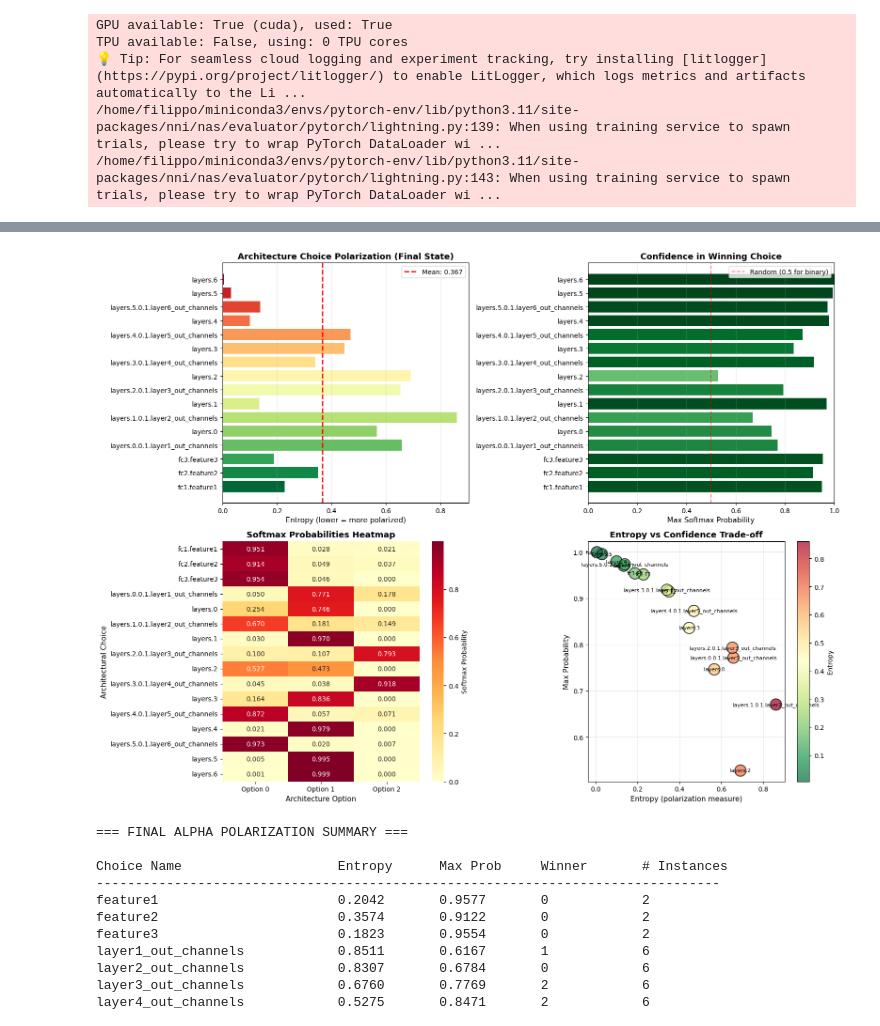
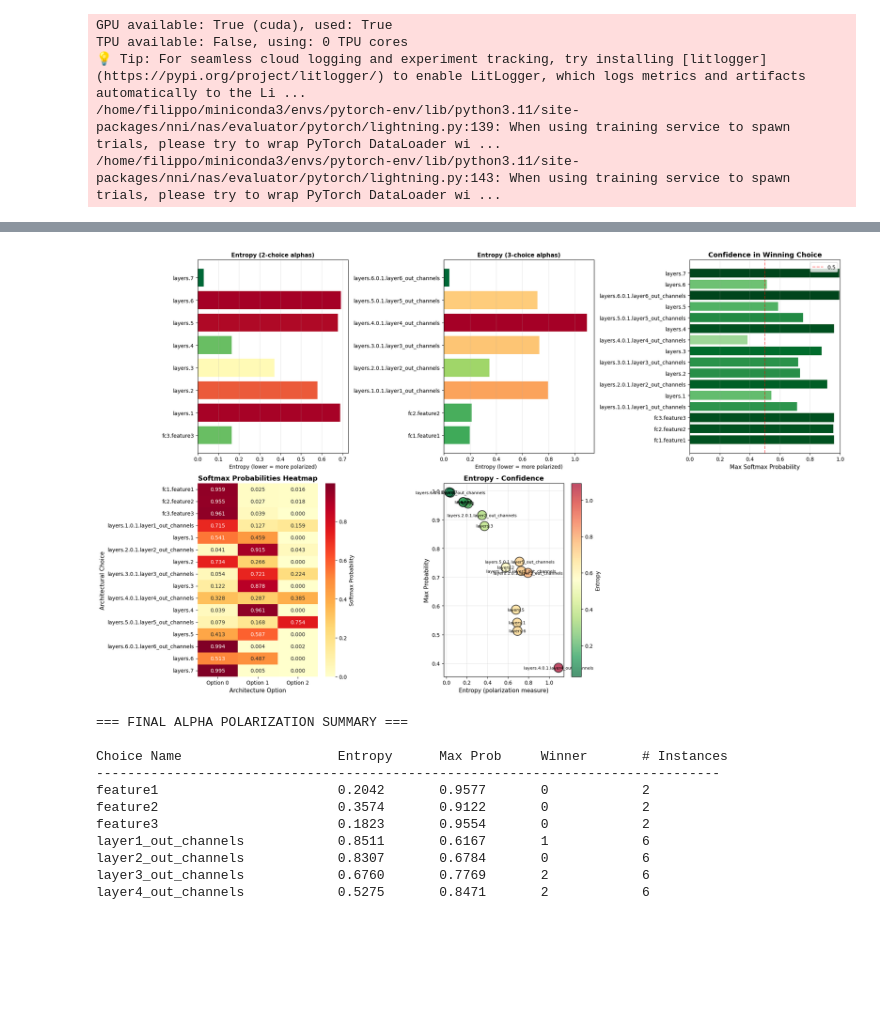
Before and after one commit to FilippoLucchesi/TESI_FILIPPO_LUCCHESI, a Jupyter notebook: DARTS_search_quantV1.ipynb, the cells around one changed output, grey strips where cells are left out. Saved outputs shown, nothing was run; the diff lists cells and outputs as text; code cells hidden in the pictures; blank space fills up the shorter version.

```diff
--- a/DARTS_search_quantV1.ipynb
+++ b/DARTS_search_quantV1.ipynb
@@ -1281,5 +1312,6 @@ layers.6._arch_alpha     : entropy=0.0062, max_prob=0.9992, choice=1, Δentropy=
 # %%
 # Final supernet state from alpha_history (last captured epoch)
+import re
 import numpy as np
 import torch
 import matplotlib.pyplot as plt
@@ -1302,6 +1334,9 @@ print(f'Choices captured: {len(alphas)}')
 def _clean_choice_name(name: str) -> str:
     cleaned = name.replace('._arch_alpha.', '.').replace('_arch_alpha', '')
     cleaned = cleaned.replace('..', '.')
+    def _bump_layers(match):
+        return f"layers.{int(match.group(1)) + 1}"
+    cleaned = re.sub(r"\blayers\.(\d+)\b", _bump_layers, cleaned)
     return cleaned.strip('.')
 
 alpha_summary = {}
@@ -1331,34 +1366,59 @@ for name in sorted(alpha_summary.keys()):
     probs_str = np.array2string(alpha_summary[name]['probs'], precision=4, separator=', ')
     print(f"{alpha_summary[name]['label']}: {probs_str}")
 
+def _plot_entropy_bars(ax, labels, entropies, title):
+    if not entropies:
+        ax.set_title(title, fontsize=11)
+        ax.text(0.5, 0.5, 'No entries', ha='center', va='center')
+        ax.axis('off')
+        return
+    ent_min, ent_max = min(entropies), max(entropies)
+    normed = (np.array(entropies) - ent_min) / max(ent_max - ent_min, 1e-12)
+    colors = plt.cm.RdYlGn(1.0 - normed)
+    ax.barh(labels, entropies, color=colors)
+    ax.set_xlabel('Entropy (lower = more polarized)', fontsize=10)
+    ax.set_title(title, fontsize=11, fontweight='bold')
+    ax.grid(True, alpha=0.3, axis='x')
+
 # Create visualizations (same style as Cell 21)
-fig, axes = plt.subplots(2, 2, figsize=(16, 12))
+fig, axes = plt.subplots(2, 3, figsize=(20, 12))
 
-# 1. Entropy across all choices
-ax = axes[0, 0]
+# Split by number of choices
+two_choice_labels = []
+two_choice_entropies = []
+three_choice_labels = []
+three_choice_entropies = []
+for name in sorted(alpha_summary.keys()):
+    label = alpha_summary[name]['label']
+    entropy = alpha_summary[name]['entropy']
+    num_choices = len(alpha_summary[name]['probs'])
+    if num_choices == 2:
+        two_choice_labels.append(label)
+        two_choice_entropies.append(entropy)
+    elif num_choices == 3:
+        three_choice_labels.append(label)
+        three_choice_entropies.append(entropy)
+
+# 1. Entropy across 2-choice alphas
+_plot_entropy_bars(axes[0, 0], two_choice_labels, two_choice_entropies, 'Entropy (2-choice alphas)')
+
+# 2. Entropy across 3-choice alphas
+_plot_entropy_bars(axes[0, 1], three_choice_labels, three_choice_entropies, 'Entropy (3-choice alphas)')
+
+# 3. Max probability (winning choice confidence)
+ax = axes[0, 2]
 choice_names_sorted = [alpha_summary[name]['label'] for name in sorted(alpha_summary.keys())]
-entropies_sorted = [alpha_summary[name]['entropy'] for name in sorted(alpha_summary.keys())]
-colors = plt.cm.RdYlGn_r(np.linspace(0, 1, len(entropies_sorted)))
-ax.barh(choice_names_sorted, entropies_sorted, color=colors)
-ax.set_xlabel('Entropy (lower = more polarized)', fontsize=11)
-ax.set_title('Architecture Choice Polarization (Final State)', fontsize=13, fontweight='bold')
-ax.axvline(np.mean(entropies_sorted), color='red', linestyle='--', linewidth=2, label=f"Mean: {np.mean(entropies_sorted):.3f}")
-ax.legend()
-ax.grid(True, alpha=0.3, axis='x')
-
-# 2. Max probability (winning choice confidence)
-ax = axes[0, 1]
 max_probs = [alpha_summary[name]['max_prob'] for name in sorted(alpha_summary.keys())]
 colors_prob = plt.cm.Greens(np.array(max_probs))
 ax.barh(choice_names_sorted, max_probs, color=colors_prob)
 ax.set_xlabel('Max Softmax Probability', fontsize=11)
 ax.set_title('Confidence in Winning Choice', fontsize=13, fontweight='bold')
 ax.set_xlim([0, 1])
-ax.axvline(0.5, color='red', linestyle='--', alpha=0.5, label='Random (0.5 for binary)')
+ax.axvline(0.5, color='red', linestyle='--', alpha=0.5, label='0.5')
 ax.legend()
 ax.grid(True, alpha=0.3, axis='x')
 
-# 3. Heatmap of softmax probabilities for each choice
+# 4. Heatmap of softmax probabilities for each choice
 ax = axes[1, 0]
 heatmap_data = []
 max_num_options = 0
@@ -1380,8 +1440,9 @@ ax.set_title('Softmax Probabilities Heatmap', fontsize=13, fontweight='bold')
 ax.set_xlabel('Architecture Option', fontsize=11)
 ax.set_ylabel('Architectural Choice', fontsize=11)
 
-# 4. Scatter plot: Entropy vs Max Probability
+# 5. Scatter plot: Entropy vs Max Probability
 ax = axes[1, 1]
+entropies_sorted = [alpha_summary[name]['entropy'] for name in sorted(alpha_summary.keys())]
 scatter = ax.scatter(
     entropies_sorted, max_probs, s=300, c=entropies_sorted,
     cmap='RdYlGn_r', alpha=0.7, edgecolors='black', linewidth=1.5
@@ -1394,10 +1455,13 @@ for i, name in enumerate(choice_names_sorted):
     )
 ax.set_xlabel('Entropy (polarization measure)', fontsize=11)
 ax.set_ylabel('Max Probability', fontsize=11)
-ax.set_title('Entropy vs Confidence Trade-off', fontsize=13, fontweight='bold')
+ax.set_title('Entropy - Confidence', fontsize=13, fontweight='bold')
 ax.grid(True, alpha=0.3)
 cbar = plt.colorbar(scatter, ax=ax)
 cbar.set_label('Entropy', fontsize=10)
+
+# Hide unused subplot
+axes[1, 2].axis('off')
 
 plt.tight_layout()
 plt.savefig('alpha_polarization_final_state.png', dpi=150, bbox_inches='tight')
@@ -1422,6 +1486,6 @@ layers.6: [7.5360e-04, 9.9925e-01]
 
 ✓ Visualization saved to: alpha_polarization_final_state.png
-[figure, old version]
+[figure, new version]
 # %%
 # Extract and visualize final alpha states from checkpoint
 import subprocess
```
Also changed, not shown: parts of 17 cells of this notebook, 8 other files.
